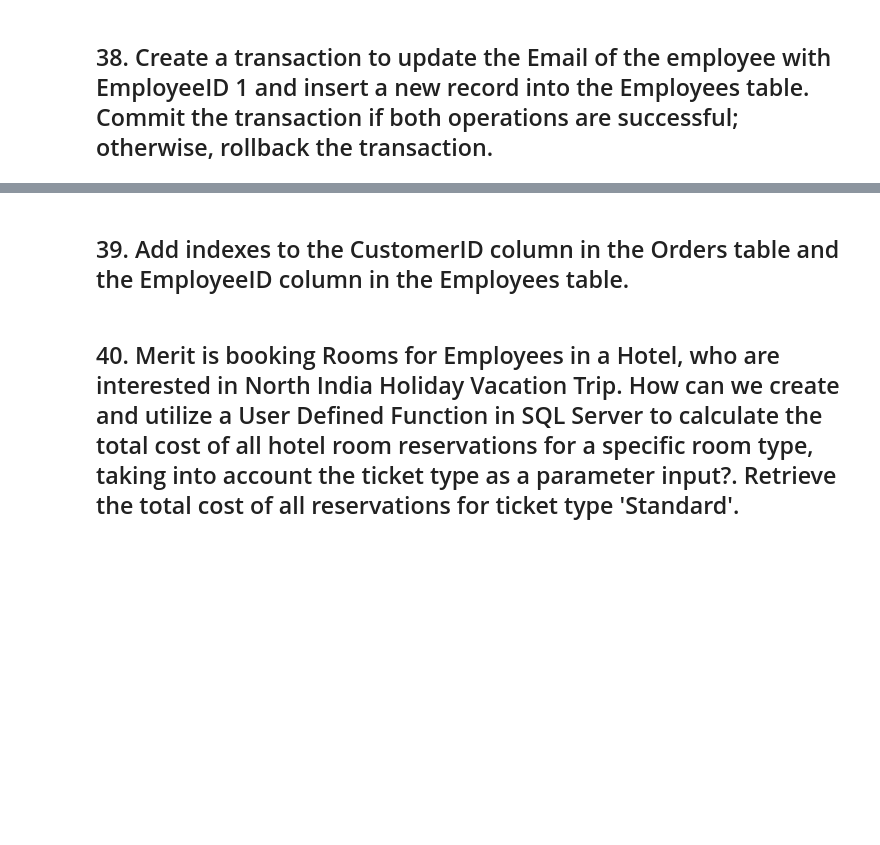
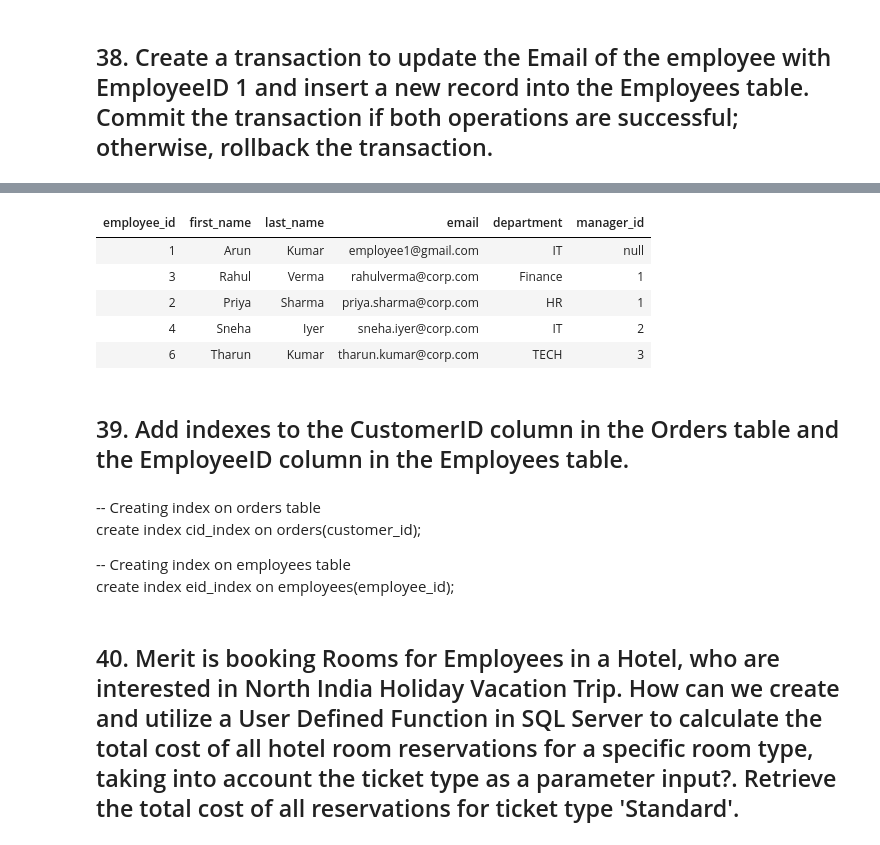
Before and after one commit to Manoj-1010/data-engineering-tasks, a Jupyter notebook: SQL Task/SQL_Task.ipynb, the cells around one changed output, grey strips where cells are left out. Drawn from its saved outputs; the diff is of its cells as text; code cells hidden in the pictures; blank space fills up the shorter version.

```diff
--- a/SQL Task/SQL_Task.ipynb
+++ b/SQL Task/SQL_Task.ipynb
@@ -683,4 +748,20 @@ begin transaction
+# %%
+-- Displaying the table for changes
+select * from employees;
+# %% [output]
+| employee_id | first_name | last_name | email | department | manager_id |
+| 1 | Arun | Kumar | employee1@gmail.com | IT | null |
+| 3 | Rahul | Verma | rahulverma@corp.com | Finance | 1 |
+| 2 | Priya | Sharma | priya.sharma@corp.com | HR | 1 |
+| 4 | Sneha | Iyer | sneha.iyer@corp.com | IT | 2 |
+| 6 | Tharun | Kumar | tharun.kumar@corp.com | TECH | 3 |
 # %% [markdown]
 ## 39. Add indexes to the CustomerID column in the Orders table and the EmployeeID column in the Employees table.
+# %% [markdown]
+-- Creating index on orders table\
+create index cid_index on orders(customer_id);
+
+-- Creating index on employees table\
+create index eid_index on employees(employee_id);
 # %% [markdown]
 ## 40. Merit is booking Rooms for Employees in a Hotel, who are interested in North India Holiday Vacation Trip. How can we create and utilize a User Defined Function in SQL Server to calculate the total cost of all hotel room reservations for a specific room type, taking into account the ticket type as a parameter input?. Retrieve the total cost of all reservations for ticket type 'Standard'.
```
Also changed, not shown: parts of 31 cells of this notebook.
